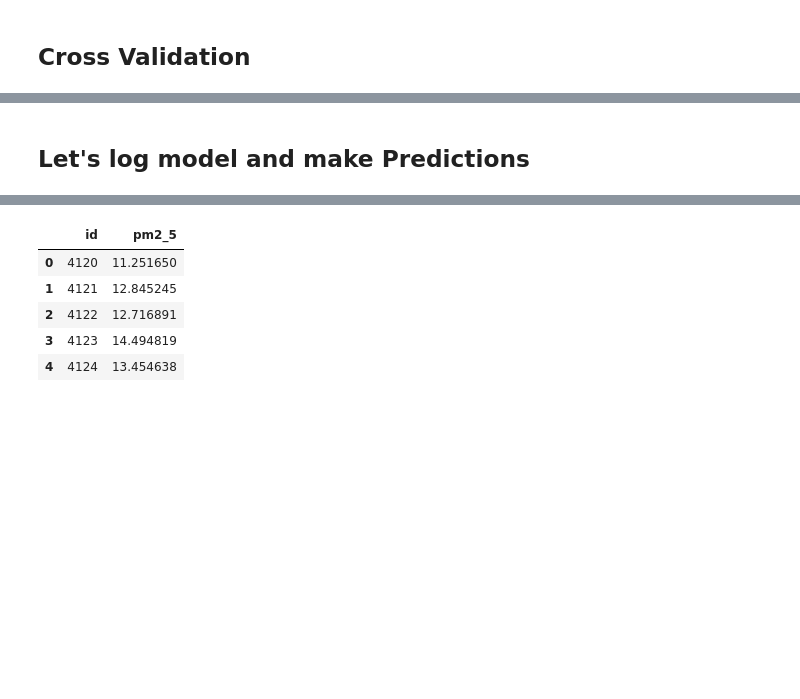
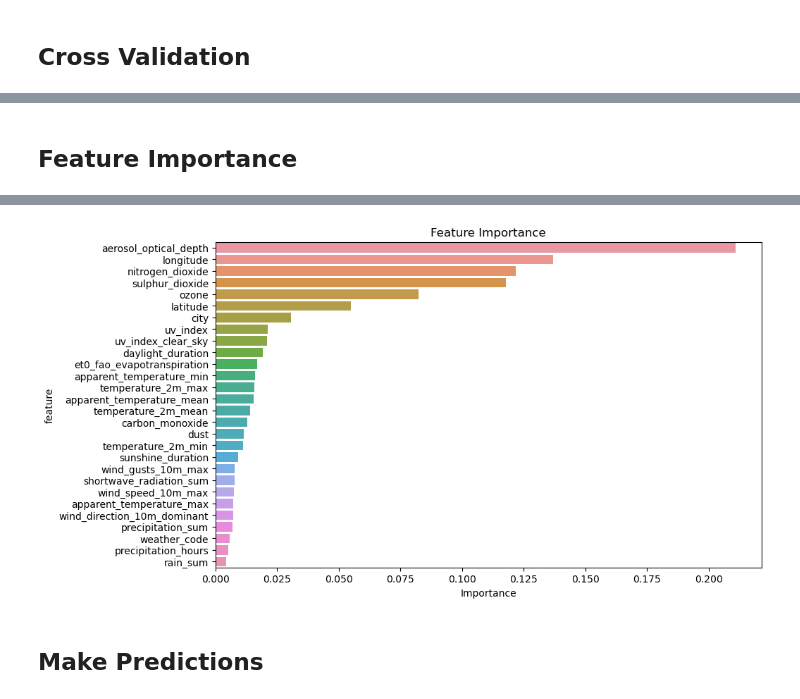
Before and after one commit to NembotJules/Cameroon-Air-Quality-Prediction, a Jupyter notebook: notebooks/Modeling.ipynb, the cells around one changed output, grey strips where cells are left out. Cells and saved outputs as stored; diff of their text form; code cells hidden in the pictures; blank space fills up the shorter version.

```diff
--- a/notebooks/Modeling.ipynb
+++ b/notebooks/Modeling.ipynb
@@ -17,3 +18,7 @@ from xgboost import XGBRegressor as XGBR
 from lightgbm import LGBMRegressor as LGBMR;
 import warnings
 warnings.filterwarnings('ignore')
+# %%
+default_config_name = "../config/default.yaml"
+with open(default_config_name, "r") as file:
+    default_config = yaml.safe_load(file)
@@ -20,6 +29,6 @@ warnings.filterwarnings('ignore')
 # %%
-mlflow.set_tracking_uri("http://127.0.0.1:5000")
-mlflow.set_experiment("air-quality-prediction")
+mlflow.set_tracking_uri(default_config["mlflow"]["tracking_uri"])
+mlflow.set_experiment(default_config["mlflow"]["experiment_name"])
 print(f"tracking URI: {mlflow.get_tracking_uri()}")
 # %% [output]
 tracking URI: http://127.0.0.1:5000
@@ -33,8 +42,8 @@ Insight:
 1. Avoid algorithm that suffers from the curse of dimensionality(KNN, etc)
 2. At some point we will need to use dimensionality reduction technique(PCA, t-SNE) or remove useless features.
 # %%
-train_data = pd.read_csv('../data/train_test_data/train.csv')
-test_data = pd.read_csv('../data/train_test_data/test.csv')
+train_data = pd.read_csv(default_config["data"]["raw_train_data_path"])
+test_data = pd.read_csv(default_config["data"]["raw_test_data_path"])
 
 train_data.shape
 # %% [output]
@@ -488,15 +430,33 @@ TypeError: log_model() got an unexpected keyword argument 'output_example'
 # %% [markdown]
-## Let's log model and make Predictions
+## Feature Importance
 # %%
-logged_model = 'runs:/2a4754f98cb142c6b8c0d3c1e6990a69/XGBR2'
 
+run_id = '087e117107494a51bc20263b698e861b'
+logged_model = f'runs:/{run_id}/XGBR2'
 # Load model as a PyFuncModel.
-loaded_model = mlflow.pyfunc.load_model(logged_model)
+loaded_model = mlflow.xgboost.load_model(logged_model)
 
-# Predict on a Pandas DataFrame.
+# Let's look feature importance
 
-preds = loaded_model.predict(test_data)
-preds_df = pd.DataFrame({"id": id, "pm2_5": preds})
+feature_importances = loaded_model.feature_importances_
 
-preds_df.head()
+# Get the feature names
+feature_names = X.columns
+
+#Create a DataFrame to better display the feature importance
+feature_importance_df = pd.DataFrame({"feature": feature_names, "importance": feature_importances})
+
+# Sort the DataFrame by importance in descending order
+feature_importance_df = feature_importance_df.sort_values(by = "importance", ascending = False)
+
+# Plot the feature importance
+plt.figure(figsize = (10, 6))
+sns.barplot(x = "importance", y = "feature", data = feature_importance_df)
+plt.title("Feature Importance")
+plt.xlabel("Importance")
+plt.savefig("feature_importance_plot.png")
+plt.show()
+
+#Save the feature importance plot in Mlflow
+mlflow.log_artifact("feature_importance_plot.png", artifact_path = "feature_importance.png", run_id=run_id)
 # %% [output]
@@ -504,6 +464,3 @@ preds_df.head()
-|  | id | pm2_5 |
-| 0 | 4120 | 11.251650 |
-| 1 | 4121 | 12.845245 |
-| 2 | 4122 | 12.716891 |
-| 3 | 4123 | 14.494819 |
-| 4 | 4124 | 13.454638 |
+[figure, added]
+# %% [markdown]
+## Make Predictions
```
Also changed, not shown: parts of 10 cells of this notebook.
